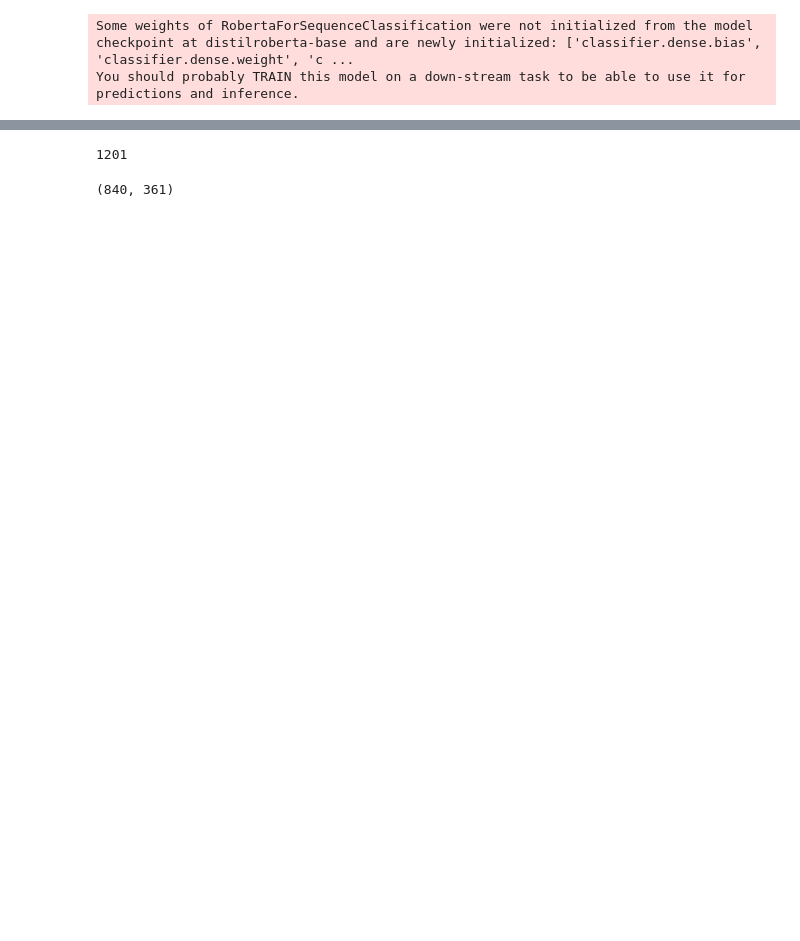
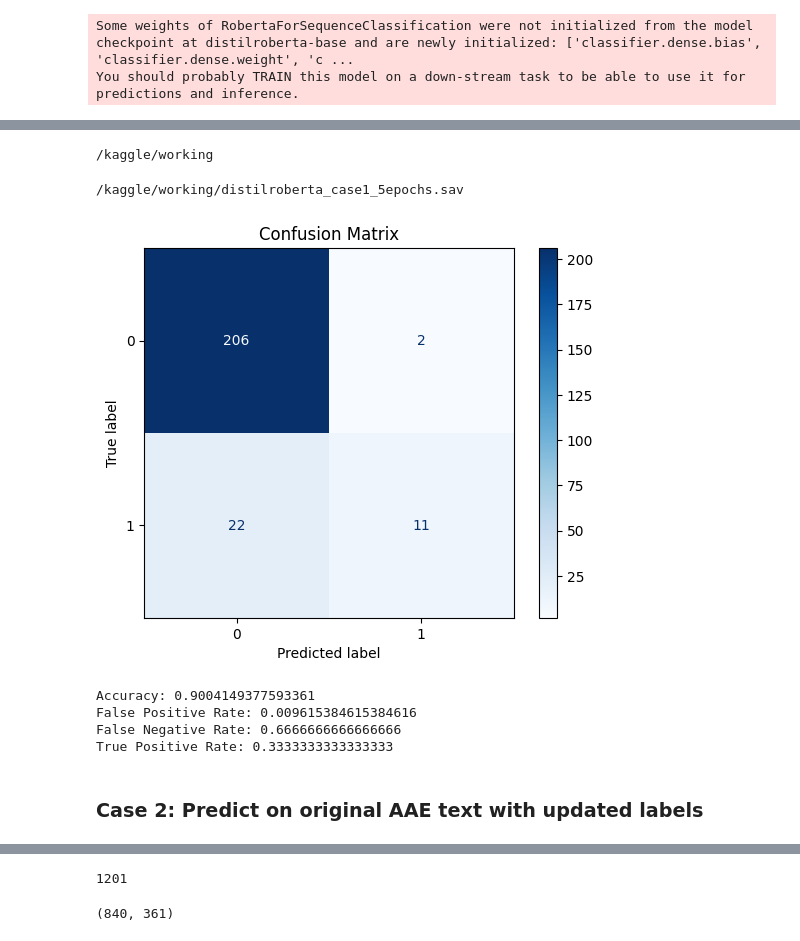
Before and after one commit to sheetal-srivastava/hate-speech-debiasing, a Jupyter notebook: hate-speech-debias.ipynb, the cells around one changed output, grey strips where cells are left out. Cells and saved outputs as stored; diff of their text form; code cells hidden in the pictures; blank space fills up the shorter version.

```diff
--- a/hate-speech-debias.ipynb
+++ b/hate-speech-debias.ipynb
@@ -400,0 +339,3 @@ False Positive Rate: 0.015342960288808664
+# %%
+data = data[data["AAVE"]==1]
+len(data)
@@ -400,0 +399,44 @@ False Positive Rate: 0.015342960288808664
+# %%
+# Get the file download link manually
+
+%cd /kaggle/working
+
+from IPython.display import FileLink
+FileLink(fname)
+# %% [output]
+/kaggle/working
+/kaggle/working/distilroberta_case1_5epochs.sav
+# %%
+# Predict hate speech on test dataset
+predictions = trainer.predict(test_dataset)
+preds = np.argmax(predictions.predictions, axis=-1)
+
+true_labels = predictions.label_ids
+cm = confusion_matrix(true_labels, preds)
+disp = ConfusionMatrixDisplay(confusion_matrix=cm)
+disp.plot(cmap=plt.cm.Blues)
+plt.title('Confusion Matrix')
+plt.show()
+
+accuracy = accuracy_score(true_labels, preds)
+print(f"Accuracy: {accuracy}")
+
+# Calculate False Positive Rate from Confusion Matrix
+TN = cm[0][0]  # True Negatives
+FP = cm[0][1]  # False Positives
+FN = cm[1][0]  # False Negatives
+TP = cm[1][1]  # True Positives
+FPR = FP / float(FP + TN)
+FNR = FN / float(FN + TP)
+TPR = TP / float(TP + FN)
+print(f"False Positive Rate: {FPR}")
+print(f"False Negative Rate: {FNR}")
+print(f"True Positive Rate: {TPR}")
+# %% [output]
+[figure, added]
+Accuracy: 0.9004149377593361
+False Positive Rate: 0.009615384615384616
+False Negative Rate: 0.6666666666666666
+True Positive Rate: 0.3333333333333333
+# %% [markdown]
+### Case 2: Predict on original AAE text with updated labels
```
Also changed, not shown: parts of 107 cells of this notebook, 2 other files.
